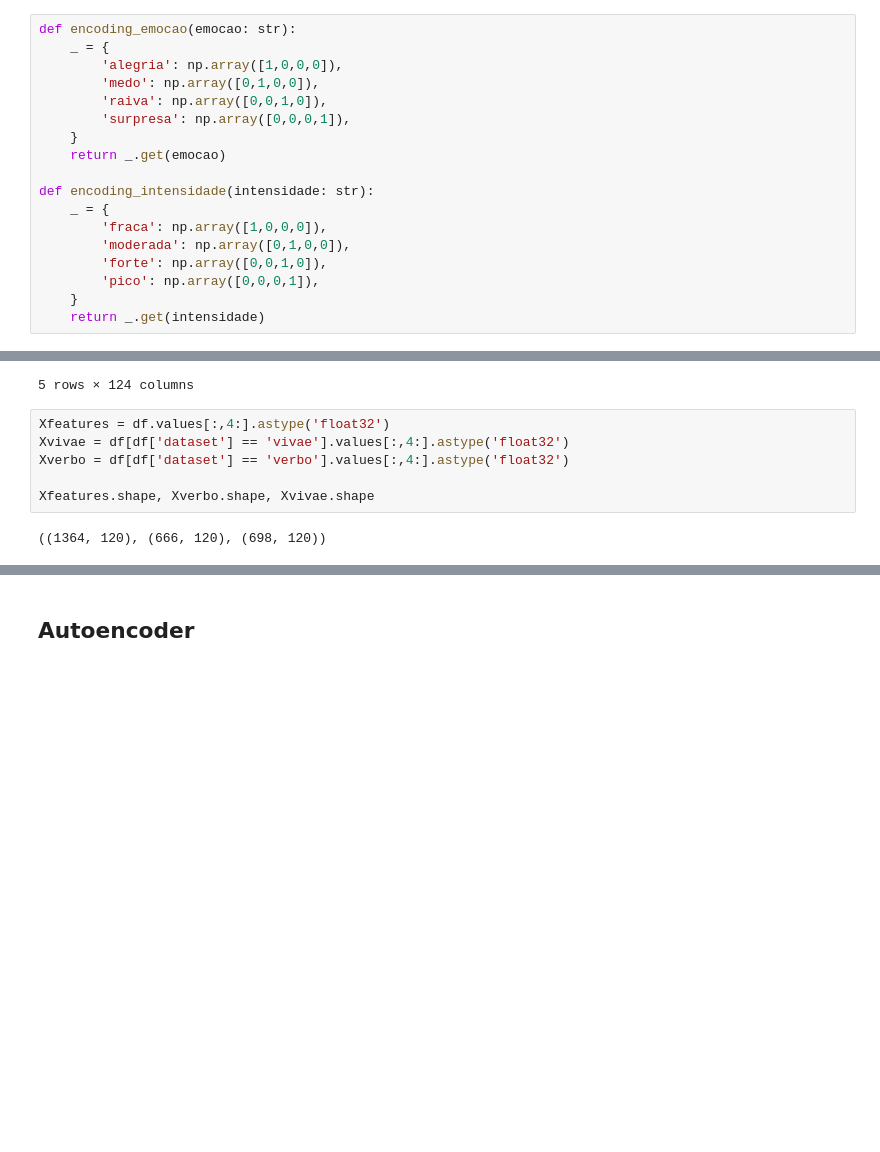
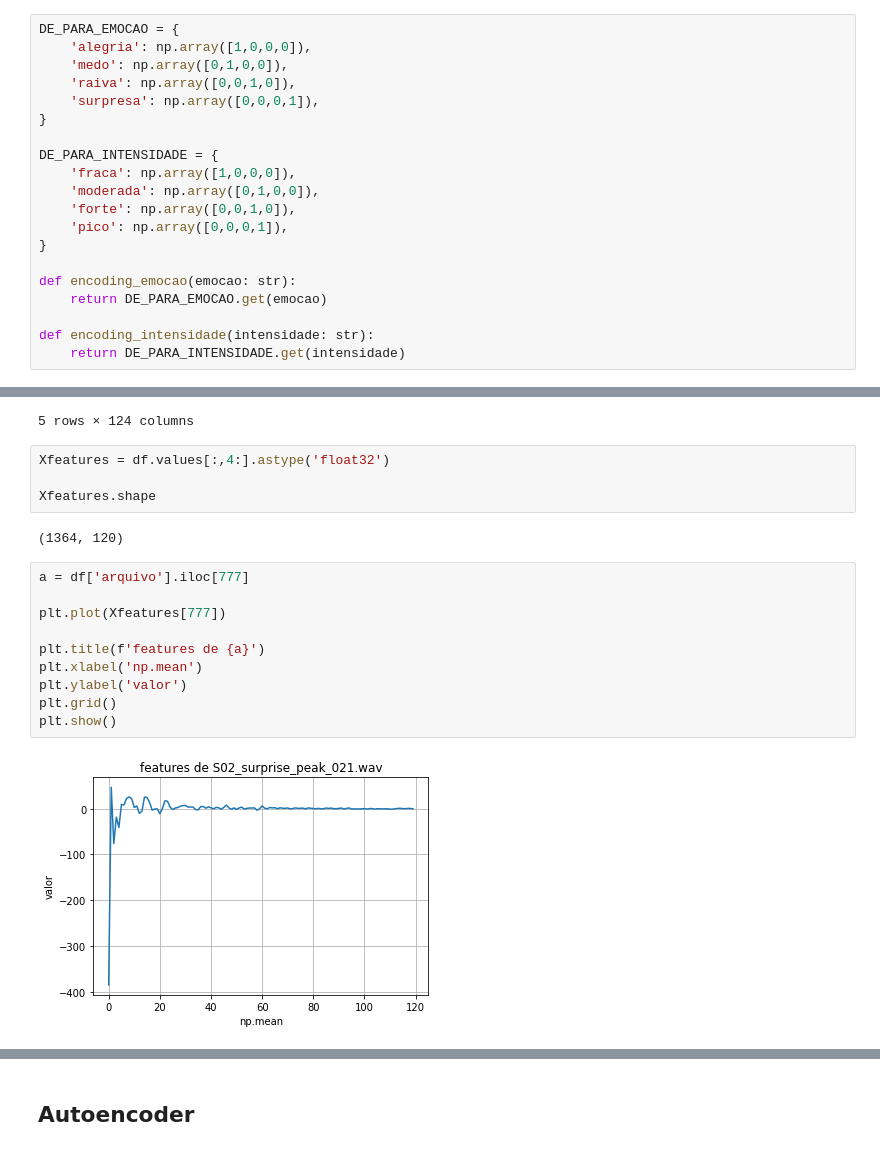
Before and after one commit to htbrandao/ppgi, a Jupyter notebook: modelagem/notebooks/02_modelagem.ipynb, the cells around one changed output, grey strips where cells are left out. Drawn from its saved outputs; the diff is of its cells as text; blank space fills up the shorter version.

```diff
--- a/modelagem/notebooks/02_modelagem.ipynb
+++ b/modelagem/notebooks/02_modelagem.ipynb
@@ -82,23 +82,25 @@ pico        175
 moderada    168
 Name: intensidade, dtype: int64
 # %%
+DE_PARA_EMOCAO = {
+    'alegria': np.array([1,0,0,0]),
+    'medo': np.array([0,1,0,0]),
+    'raiva': np.array([0,0,1,0]),
+    'surpresa': np.array([0,0,0,1]),
+}
+
+DE_PARA_INTENSIDADE = {
+    'fraca': np.array([1,0,0,0]),
+    'moderada': np.array([0,1,0,0]),
+    'forte': np.array([0,0,1,0]),
+    'pico': np.array([0,0,0,1]),
+}
+
 def encoding_emocao(emocao: str):
-    _ = {
-        'alegria': np.array([1,0,0,0]),
-        'medo': np.array([0,1,0,0]),
-        'raiva': np.array([0,0,1,0]),
-        'surpresa': np.array([0,0,0,1]),
-    }
-    return _.get(emocao)
+    return DE_PARA_EMOCAO.get(emocao)
 
 def encoding_intensidade(intensidade: str):
-    _ = {
-        'fraca': np.array([1,0,0,0]),
-        'moderada': np.array([0,1,0,0]),
-        'forte': np.array([0,0,1,0]),
-        'pico': np.array([0,0,0,1]),
-    }
-    return _.get(intensidade)
+    return DE_PARA_INTENSIDADE.get(intensidade)
 # %%
 Y['enc emocao'] = Y['emocao'].apply(encoding_emocao)
 # %%
@@ -144,10 +146,20 @@ df.tail()
 5 rows × 124 columns
 # %%
 Xfeatures = df.values[:,4:].astype('float32')
-Xvivae = df[df['dataset'] == 'vivae'].values[:,4:].astype('float32')
-Xverbo = df[df['dataset'] == 'verbo'].values[:,4:].astype('float32')
 
-Xfeatures.shape, Xverbo.shape, Xvivae.shape
+Xfeatures.shape
 # %% [output]
-((1364, 120), (666, 120), (698, 120))
+(1364, 120)
+# %%
+a = df['arquivo'].iloc[777]
+
+plt.plot(Xfeatures[777])
+
+plt.title(f'features de {a}')
+plt.xlabel('np.mean')
+plt.ylabel('valor')
+plt.grid()
+plt.show()
+# %% [output]
+[figure, added]
 # %%
```
Also changed, not shown: parts of 10 cells of this notebook, 3 other files.
